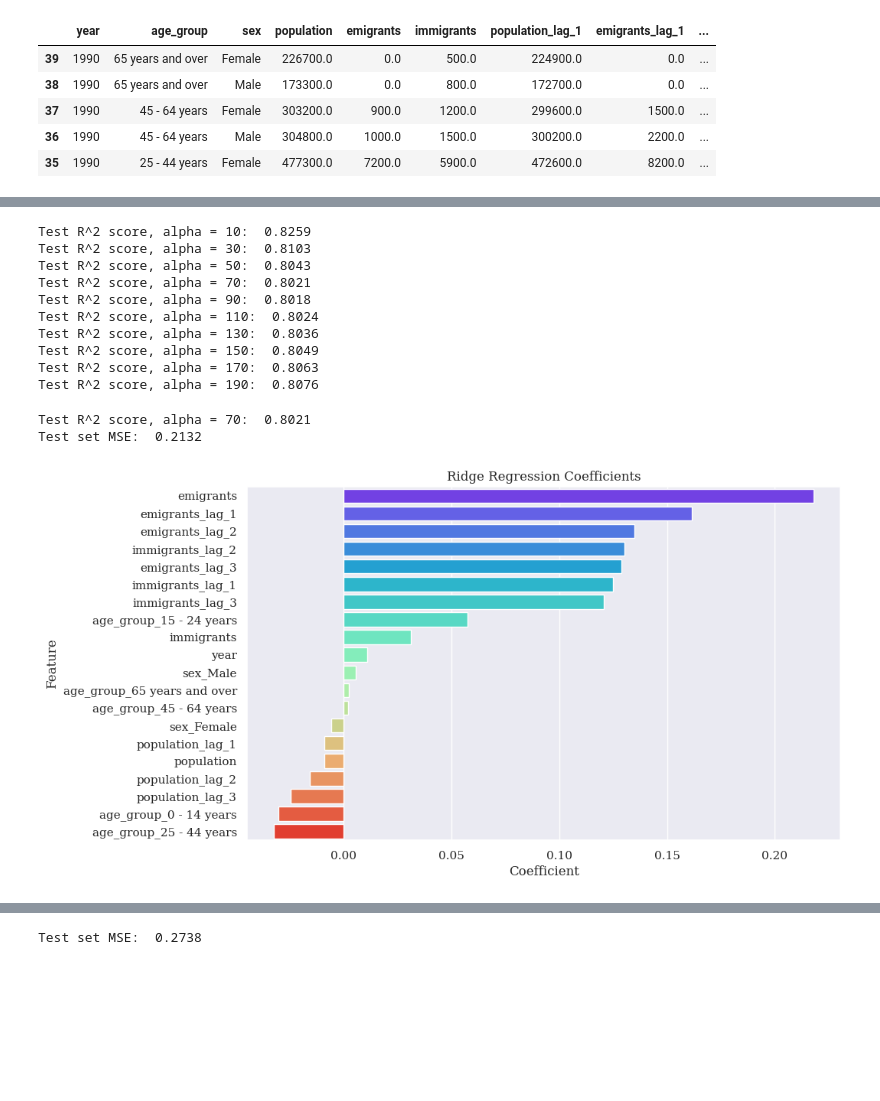
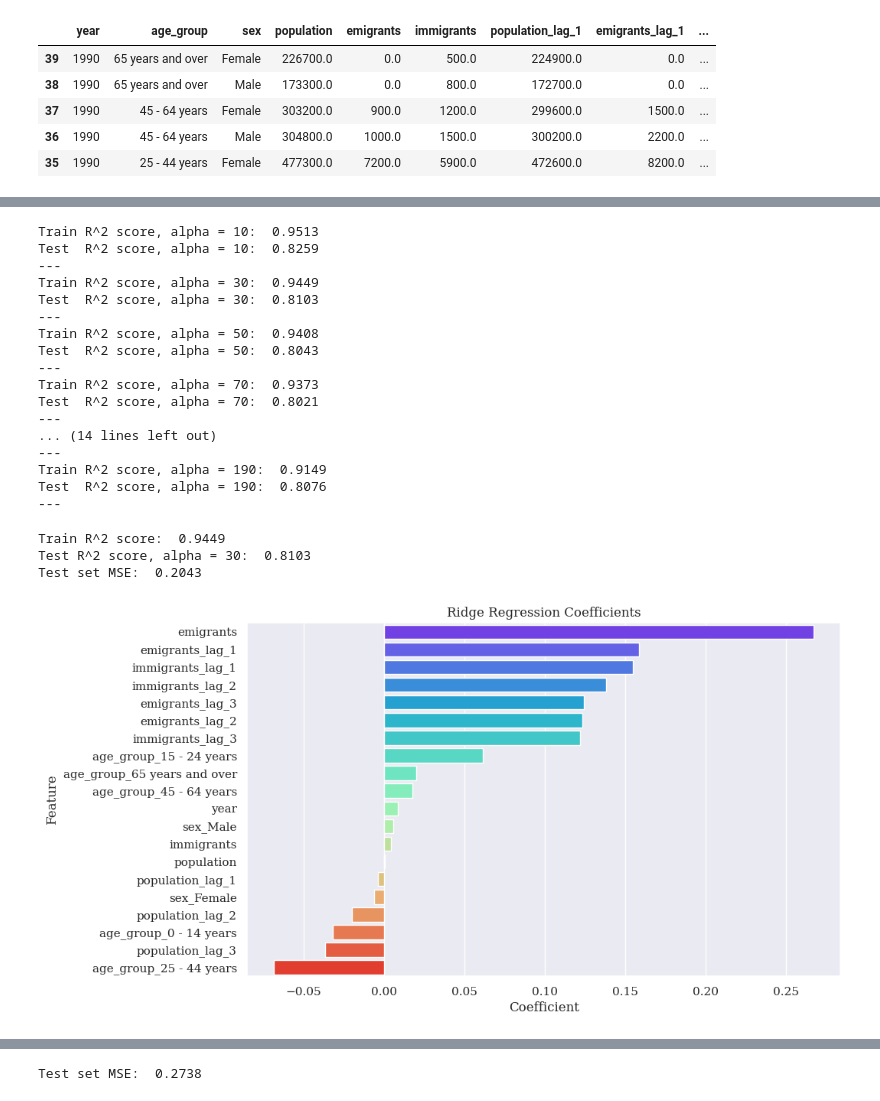
Before and after one commit to step-hen-burke/ca1, a Jupyter notebook: 00_initial_exploration.ipynb, the cells around one changed output, grey strips where cells are left out. Saved outputs shown, nothing was run; the diff lists cells and outputs as text; code cells hidden in the pictures; blank space fills up the shorter version.

```diff
--- a/00_initial_exploration.ipynb
+++ b/00_initial_exploration.ipynb
@@ -1083,38 +1129,49 @@ for i in range(1, 21, 2):
     ridge = linear_model.Ridge(alpha=i*10)
     ridge.fit(X_train, y_train)
 
-    print(f'Test R^2 score, alpha = {i*10}: {ridge.score(X_test, y_test): 0.4f}')
+    print(f'Train R^2 score, alpha = {i*10}: {ridge.score(X_train, y_train): 0.4f}')
+    print(f'Test  R^2 score, alpha = {i*10}: {ridge.score(X_test, y_test): 0.4f}')
+    print('---')
 # %% [output]
-Test R^2 score, alpha = 10:  0.8259
-Test R^2 score, alpha = 30:  0.8103
-Test R^2 score, alpha = 50:  0.8043
-Test R^2 score, alpha = 70:  0.8021
-Test R^2 score, alpha = 90:  0.8018
-Test R^2 score, alpha = 110:  0.8024
-Test R^2 score, alpha = 130:  0.8036
-Test R^2 score, alpha = 150:  0.8049
-Test R^2 score, alpha = 170:  0.8063
-Test R^2 score, alpha = 190:  0.8076
+Train R^2 score, alpha = 10:  0.9513
+Test  R^2 score, alpha = 10:  0.8259
+---
+Train R^2 score, alpha = 30:  0.9449
+Test  R^2 score, alpha = 30:  0.8103
+---
+Train R^2 score, alpha = 50:  0.9408
+Test  R^2 score, alpha = 50:  0.8043
+---
+Train R^2 score, alpha = 70:  0.9373
+Test  R^2 score, alpha = 70:  0.8021
+---
+... (14 lines left out)
+---
+Train R^2 score, alpha = 190:  0.9149
+Test  R^2 score, alpha = 190:  0.8076
+---
 # %%
-alpha = 70
+alpha = 30
 ridge = linear_model.Ridge(alpha=alpha)
 ridge.fit(X_train, y_train)
 
+print(f'Train R^2 score: {ridge.score(X_train, y_train): 0.4f}')
 print(f'Test R^2 score, alpha = {alpha}: {ridge.score(X_test, y_test): 0.4f}')
 
 predicted = ridge.predict(X_test)
 mse = np.mean((predicted - y_test)**2)
 print(f"Test set MSE: {mse: 0.4f}")
 
 coeffs = pd.Series(ridge.coef_, index=ridge.feature_names_in_).sort_values(ascending=False)
 
 fig, ax = plt.subplots(figsize=(10, 6))
 p = sns.barplot(x=coeffs, y=coeffs.index, hue=coeffs.index, palette='rainbow')
 plt.title('Ridge Regression Coefficients')
 plt.xlabel('Coefficient')
 plt.ylabel('Feature');
 fig.savefig(charts_folder / 'regression_features_ridge.png', bbox_inches='tight')
 # %% [output]
-Test R^2 score, alpha = 70:  0.8021
-Test set MSE:  0.2132
+Train R^2 score:  0.9449
+Test R^2 score, alpha = 30:  0.8103
+Test set MSE:  0.2043
-[figure, old version]
+[figure, new version]
```
Also changed, not shown: parts of 24 cells of this notebook.
